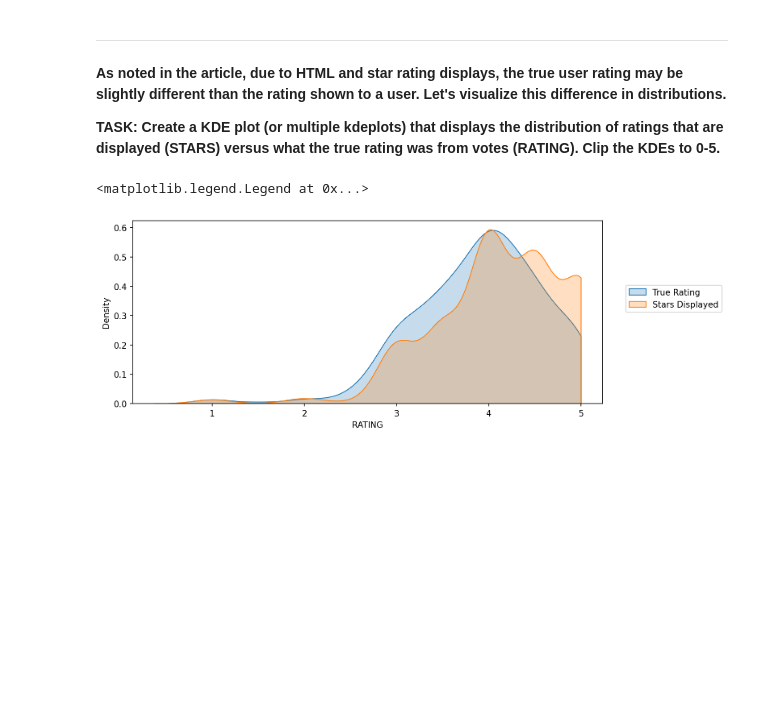
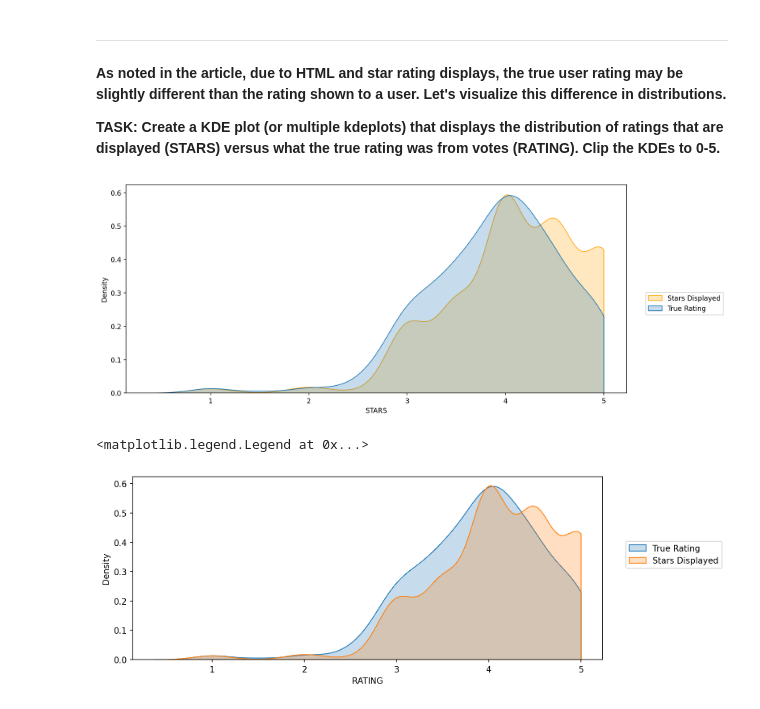
Before and after one commit to AlenGeorg3/fandango-rating-analysis, a Jupyter notebook: 00-Capstone-Project.ipynb, the cells around one changed output. Cells and saved outputs as stored; diff of their text form; code cells hidden in the pictures; blank space fills up the shorter version.

```diff
--- a/00-Capstone-Project.ipynb
+++ b/00-Capstone-Project.ipynb
@@ -194,3 +258,4 @@ Name: YEAR, dtype: int64
 **TASK: Create DataFrame of only reviewed films by removing any films that have zero votes.**
 # %%
 #CODE HERE
+fandango_1 = fandango[fandango["VOTES"]!=0]
@@ -205,3 +272,14 @@ Name: YEAR, dtype: int64
+# %%
+#CODE HERE
+fig, ax = plt.subplots(figsize=(13,5), dpi=200)
+
+sns.kdeplot(data=fandango_1["STARS"], fill=True, label="Stars Displayed", clip=(0,5), color="orange", legend=True, ax=ax)
+sns.kdeplot(data=fandango_1["RATING"], fill=True, label="True Rating", clip=(0,5), legend=True, ax=ax)
+ax.legend(bbox_to_anchor=(1.2,0.5))
+plt.tight_layout()
+plt.show()
+# %% [output]
+[figure, added]
 # %%
 # %% [output]
 <matplotlib.legend.Legend at 0x...>
```
Also changed, not shown: parts of 29 cells of this notebook.
